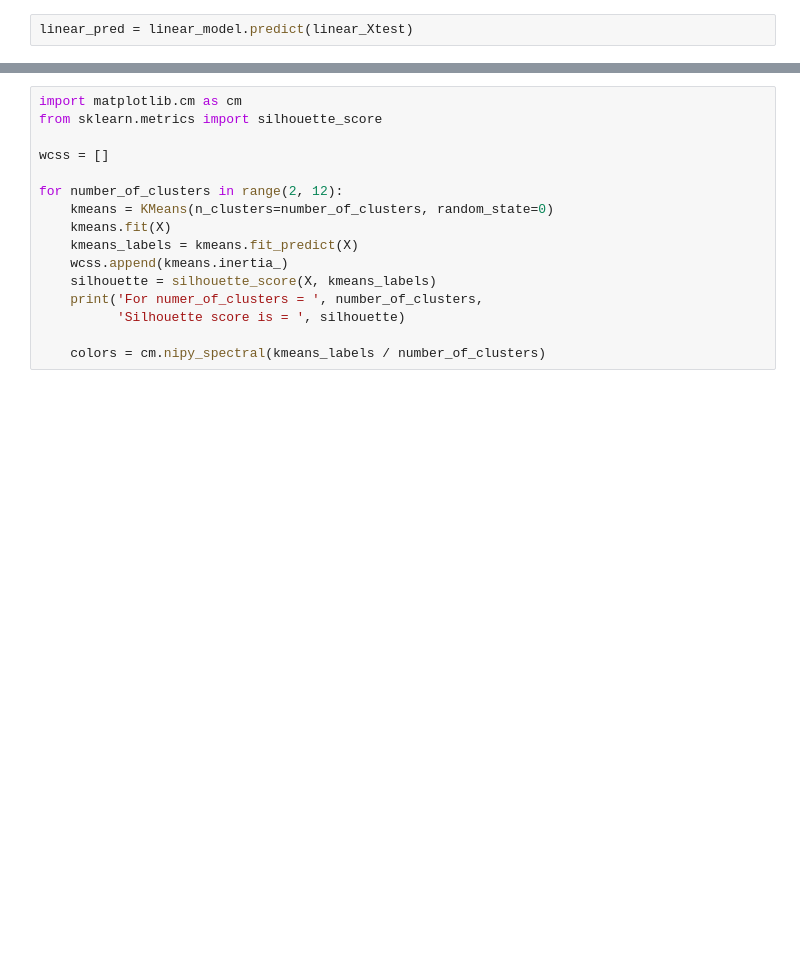
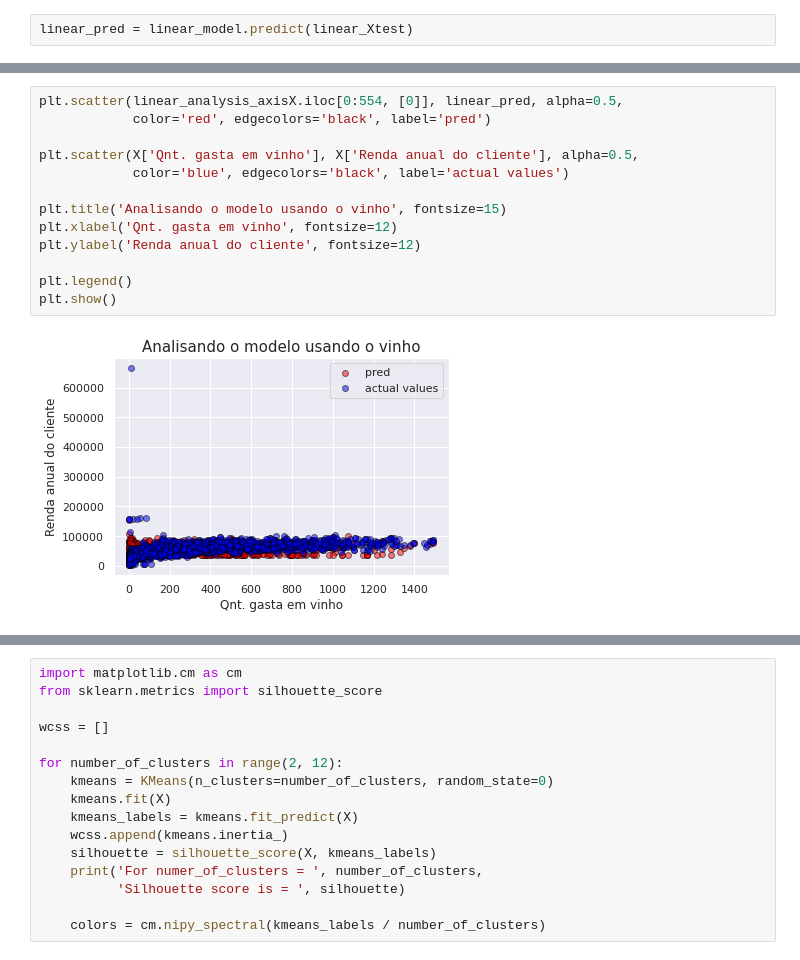
Before and after one commit to mavismmg/MarketingCampaign_Clustering, a Jupyter notebook: Customers_Personality_Analysis.ipynb, the cells around one changed output, grey strips where cells are left out. Drawn from its saved outputs; the diff is of its cells as text; blank space fills up the shorter version.

```diff
--- a/Customers_Personality_Analysis.ipynb
+++ b/Customers_Personality_Analysis.ipynb
@@ -263,0 +276,15 @@ coefficient of determination:  0.5868520200914569
+# %%
+plt.scatter(linear_analysis_axisX.iloc[0:554, [0]], linear_pred, alpha=0.5,
+            color='red', edgecolors='black', label='pred')
+
+plt.scatter(X['Qnt. gasta em vinho'], X['Renda anual do cliente'], alpha=0.5,
+            color='blue', edgecolors='black', label='actual values')
+
+plt.title('Analisando o modelo usando o vinho', fontsize=15)
+plt.xlabel('Qnt. gasta em vinho', fontsize=12)
+plt.ylabel('Renda anual do cliente', fontsize=12)
+
+plt.legend()
+plt.show()
+# %% [output]
+[figure, added]
```
Also changed, not shown: parts of 63 cells of this notebook.
